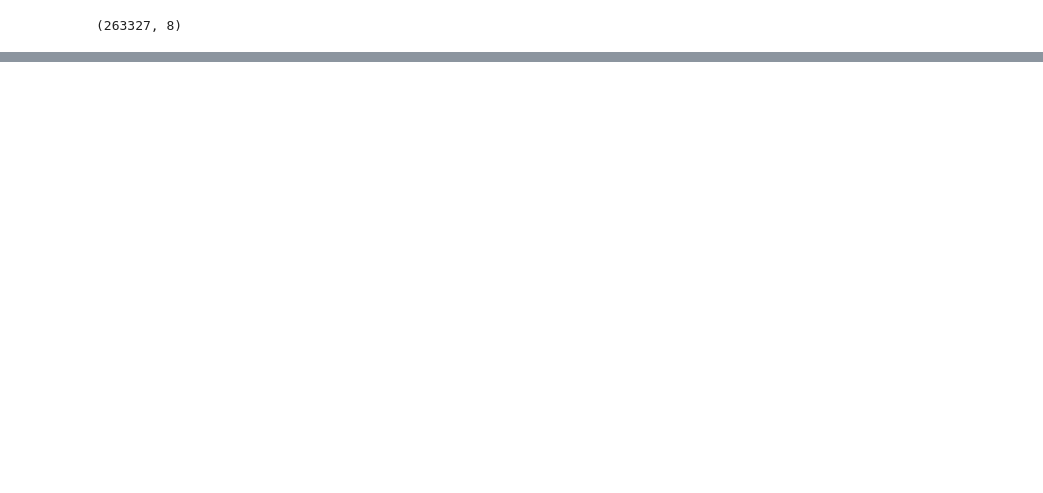
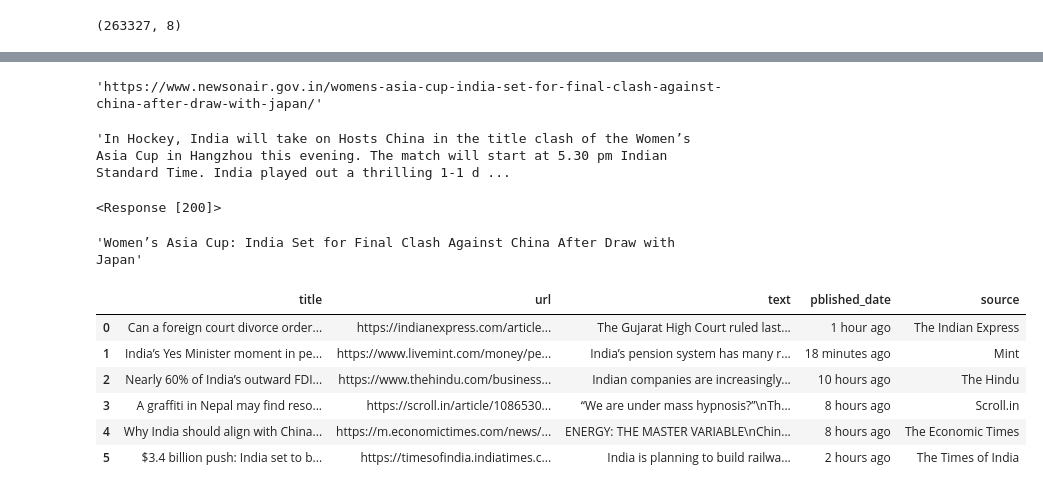
Before and after one commit to TANMaYtO/GEN-AI-H2S-notebooks-, a Jupyter notebook: x.ipynb, the cells around one changed output, grey strips where cells are left out. Drawn from its saved outputs; the diff is of its cells as text; code cells hidden in the pictures; blank space fills up the shorter version.

Commit message:
added  google search scarping

```diff
--- a/x.ipynb
+++ b/x.ipynb
@@ -730,0 +762,2 @@ df_ret
+# %%
+soup = BeautifulSoup(res.text,'html.parser')
@@ -730,0 +766,8 @@ df_ret
+# %%
+m=soup.select_one("div.SoaBEf a")
+# for ar in m:
+#     p =ar.find('div',class_= "n0jPhd ynAwRc MBeuO nDgy9d").text
+#     n = m.find('div',class_ = "GI74Re nDgy9d").text
+#     title  =p+n
+#     url =
+m
@@ -730,0 +792,20 @@ df_ret
+# %%
+arc_url = m['href']
+arc_url
+# %% [output]
+'https://www.newsonair.gov.in/womens-asia-cup-india-set-for-final-clash-against-china-after-draw-with-japan/'
+# %%
+import trafilatura as tra
+
+down = tra.fetch_url(arc_url)
+content = tra.extract(down) if down else "none extracted"
+content = content if content else "No content extracted"
+
+content
+# %% [output]
+'In Hockey, India will take on Hosts China in the title clash of the Women’s Asia Cup in Hangzhou this evening. The match will start at 5.30 pm Indian Standard Time. India played out a thrilling 1-1 d ...
+# %%
+w = requests.get(arc_url,headers=headers)
+w
+# %% [output]
+<Response [200]>
@@ -730,0 +814,4 @@ df_ret
+# %%
+soap.find('h2').text
+# %% [output]
+'Women’s Asia Cup: India Set for Final Clash Against China After Draw with Japan'
@@ -730,0 +874,12 @@ df_ret
+# %%
+s = fetch_google_search()
+dc = pd.DataFrame(s)
+dc
+# %% [output]
+|  | title | url | text | pblished_date | source |
+| 0 | Can a foreign court divorce order... | https://indianexpress.com/article... | The Gujarat High Court ruled last... | 1 hour ago | The Indian Express |
+| 1 | India’s Yes Minister moment in pe... | https://www.livemint.com/money/pe... | India’s pension system has many r... | 18 minutes ago | Mint |
+| 2 | Nearly 60% of India’s outward FDI... | https://www.thehindu.com/business... | Indian companies are increasingly... | 10 hours ago | The Hindu |
+| 3 | A graffiti in Nepal may find reso... | https://scroll.in/article/1086530... | “We are under mass hypnosis?”\nTh... | 8 hours ago | Scroll.in |
+| 4 | Why India should align with China... | https://m.economictimes.com/news/... | ENERGY: THE MASTER VARIABLE\nChin... | 8 hours ago | The Economic Times |
+| 5 | $3.4 billion push: India set to b... | https://timesofindia.indiatimes.c... | India is planning to build railwa... | 2 hours ago | The Times of India |
```
Also changed, not shown: parts of 13 cells of this notebook.
